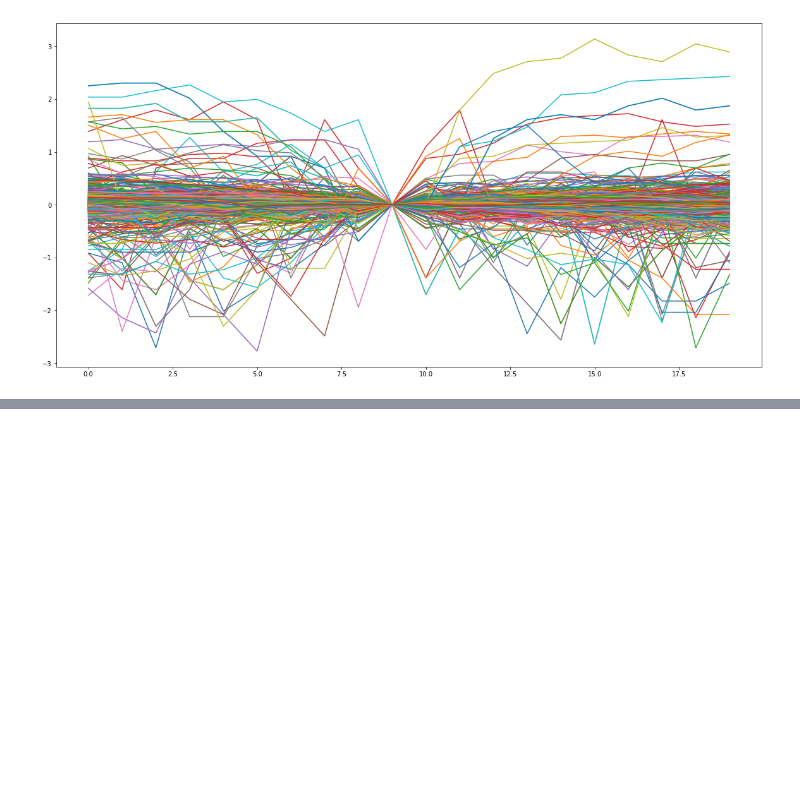
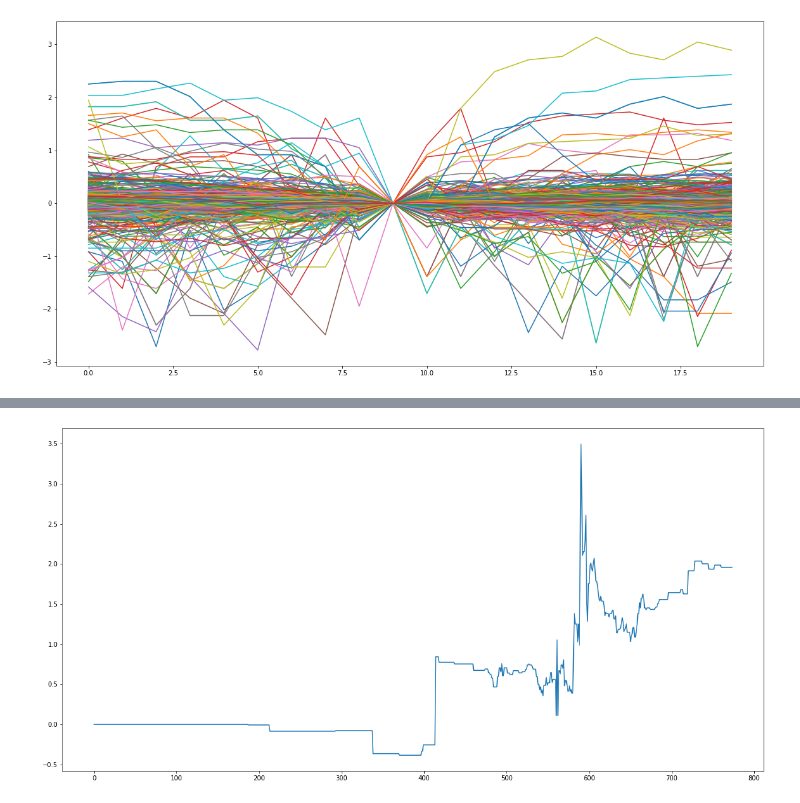
Before and after one commit to hhy845914111/NLP-Project, a Jupyter notebook: data_crawler_fed_speech.ipynb, the cells around one changed output, grey strips where cells are left out. Saved outputs shown, nothing was run; the diff lists cells and outputs as text; code cells hidden in the pictures; blank space fills up the shorter version.

```diff
--- a/data_crawler_fed_speech.ipynb
+++ b/data_crawler_fed_speech.ipynb
@@ -217,0 +154,6 @@ plt.plot(np.cumsum(y_raw * y_pred9))
+# %%
+rtn_shift = 2
+
+plt.plot(np.cumsum((rev_ar[:, 9 + 1 + rtn_shift] - rev_ar[:, 9 + rtn_shift]) * y_prd));
+# %% [output]
+[figure, added]
```
Also changed, not shown: parts of 103 cells of this notebook, 11 other files.
